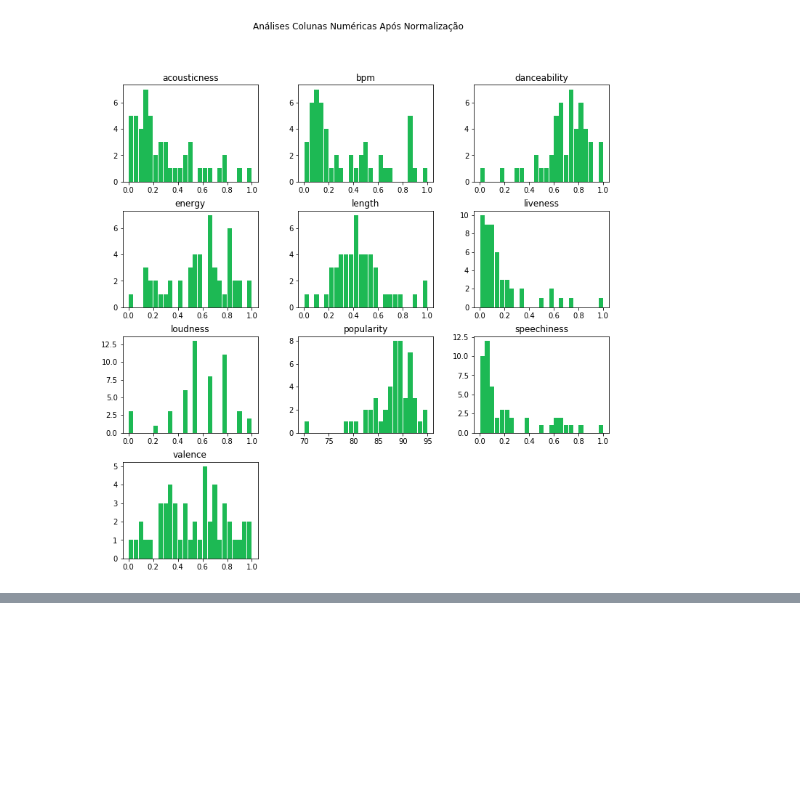
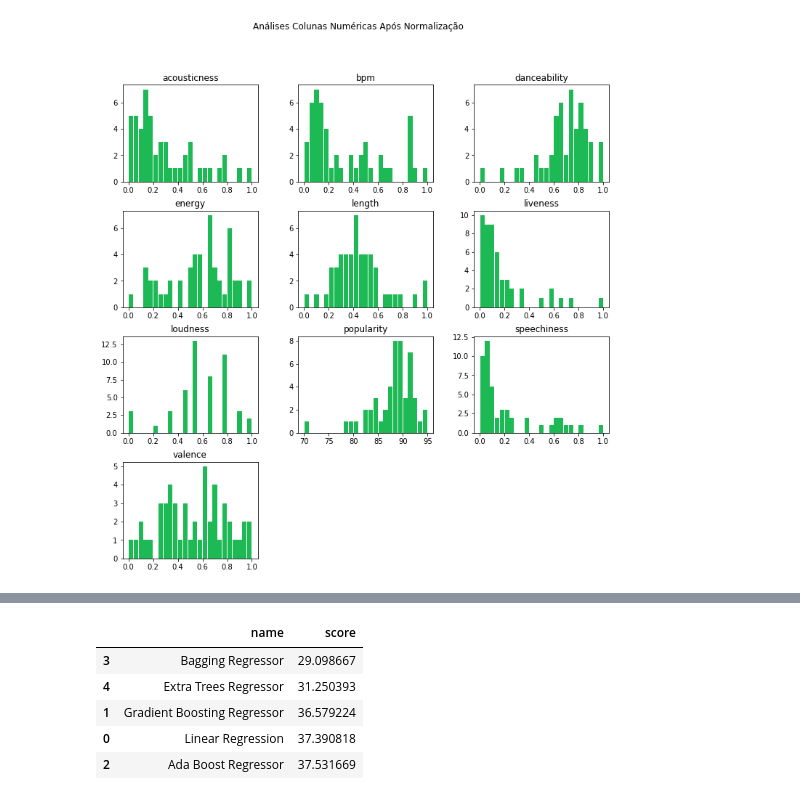
Before and after one commit to raquelcreis/spotifyTop50-2019, a Jupyter notebook: notebook.ipynb, the cells around one changed output, grey strips where cells are left out. Drawn from its saved outputs; the diff is of its cells as text; code cells hidden in the pictures; blank space fills up the shorter version.

Commit message:
mean squared error

```diff
--- a/notebook.ipynb
+++ b/notebook.ipynb
@@ -168,0 +185,36 @@ plt.show()
+# %%
+from sklearn.linear_model import LinearRegression
+from sklearn import ensemble
+from sklearn.metrics import mean_squared_error
+
+
+names = ["Linear Regression","Gradient Boosting Regressor", "Ada Boost Regressor", "Bagging Regressor","Extra Trees Regressor"]
+
+models = [
+    LinearRegression(),
+    ensemble.GradientBoostingRegressor(),
+    ensemble.AdaBoostRegressor(),
+    ensemble.BaggingRegressor(),
+    ensemble.ExtraTreesRegressor()
+]
+# %%
+
+scores = []
+
+for name, model in zip(names, models):
+    model.fit(X_train, y_train)
+    prediction = model.predict(X_test)
+    score = mean_squared_error(y_test,prediction)
+    scores.append(score)
+
+models = pd.DataFrame()
+models['name'] = names
+models['score'] = scores
+models.sort_values(by='score',ascending=True)
+# %% [output]
+|  | name | score |
+| 3 | Bagging Regressor | 29.098667 |
+| 4 | Extra Trees Regressor | 31.250393 |
+| 1 | Gradient Boosting Regressor | 36.579224 |
+| 0 | Linear Regression | 37.390818 |
+| 2 | Ada Boost Regressor | 37.531669 |
```
Also changed, not shown: parts of 12 cells of this notebook.
